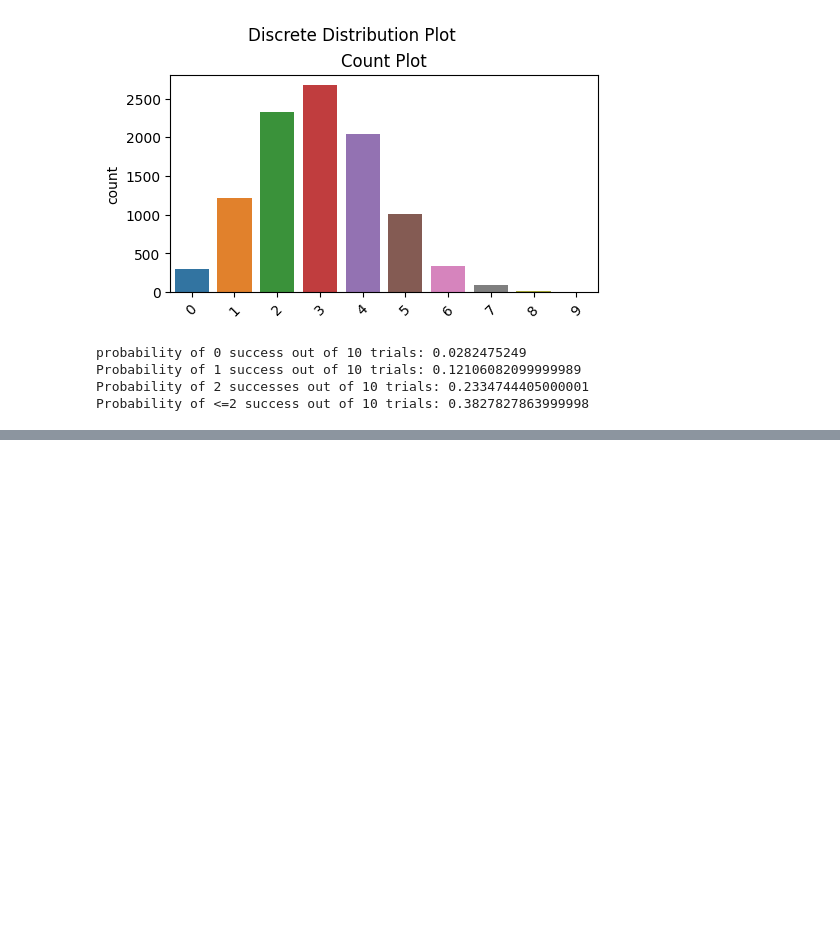
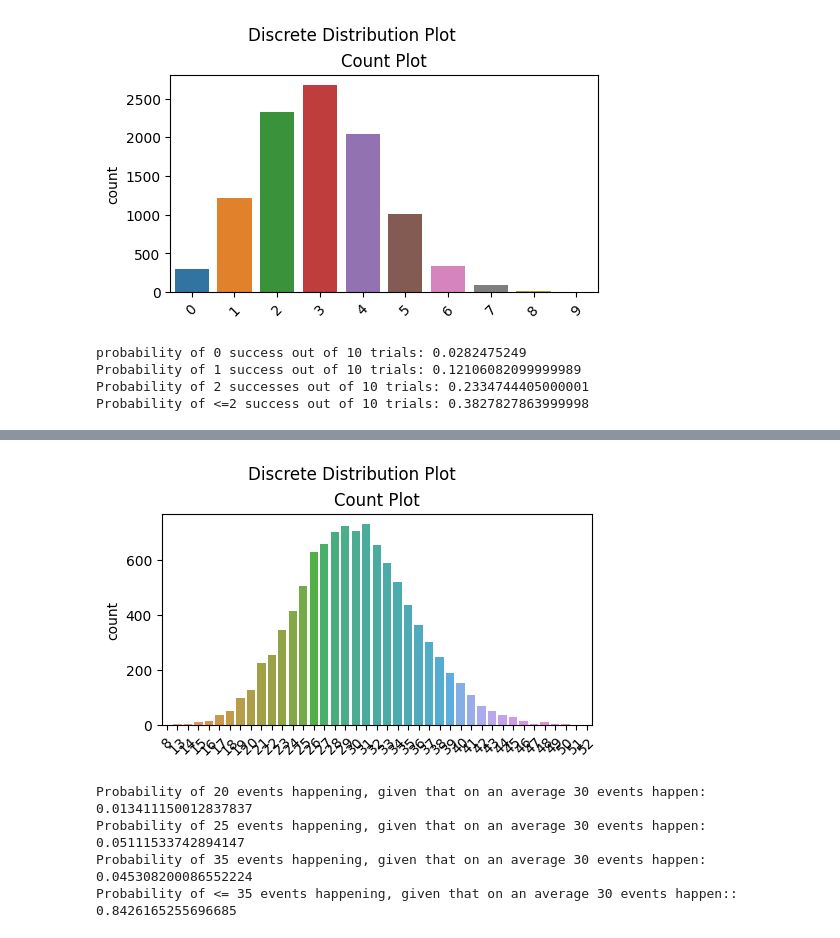
Before and after one commit to Tolash123/Machine_learning_and_Deep_learning, a Jupyter notebook: Module3-Advance Data analysis and statistics/distribution_introduction.ipynb, the cells around one changed output, grey strips where cells are left out. Drawn from its saved outputs; the diff is of its cells as text; code cells hidden in the pictures; blank space fills up the shorter version.

```diff
--- a/Module3-Advance Data analysis and statistics/distribution_introduction.ipynb
+++ b/Module3-Advance Data analysis and statistics/distribution_introduction.ipynb
@@ -292,0 +358,5 @@ Probability of <=2 success out of 10 trials: 0.3827827863999998
+# %%
+# Using scipy.stats to generate the poisson distribution
+lambda_=30
+var = stats.poisson.rvs(mu=lambda_, size=10000)
+discrete_non_viz_analysis(data=var)
@@ -292,0 +381,16 @@ Probability of <=2 success out of 10 trials: 0.3827827863999998
+# %%
+discrete_viz_analysis(data=var)
+# computing pmf and cdf
+print("Probability of 20 events happening, given that on an average 30 events happen:", stats.poisson.pmf(k=20, mu=lambda_))
+
+print("Probability of 25 events happening, given that on an average 30 events happen:", stats.poisson.pmf(k=25, mu=lambda_))
+
+print("Probability of 35 events happening, given that on an average 30 events happen:", stats.poisson.pmf(k=35, mu=lambda_))
+
+print("Probability of <= 35 events happening, given that on an average 30 events happen::", stats.poisson.cdf(k=35, mu=lambda_))
+# %% [output]
+[figure, added]
+Probability of 20 events happening, given that on an average 30 events happen: 0.013411150012837837
+Probability of 25 events happening, given that on an average 30 events happen: 0.05111533742894147
+Probability of 35 events happening, given that on an average 30 events happen: 0.045308200086552224
+Probability of <= 35 events happening, given that on an average 30 events happen:: 0.8426165255696685
```
Also changed, not shown: parts of 27 cells of this notebook.
